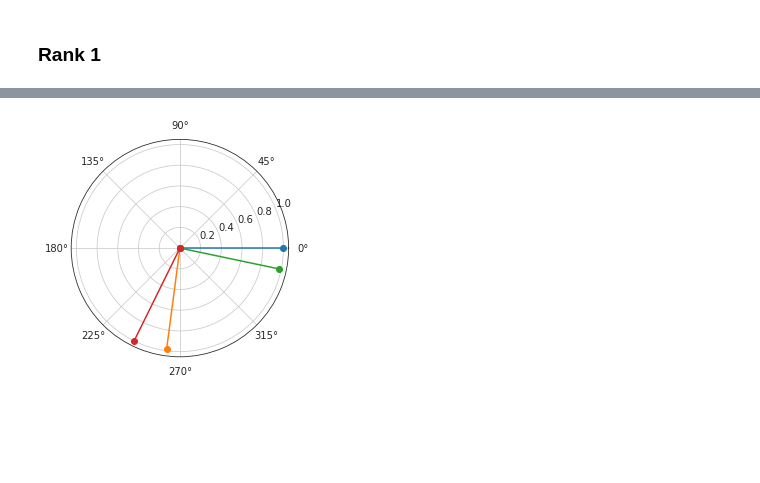
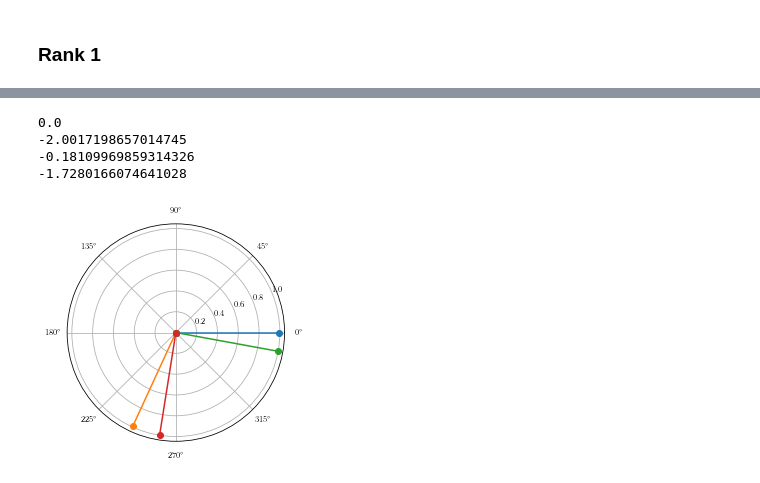
Before and after one commit to rabrie/qibocal, a Jupyter notebook: 2q_exp/2q_gst.ipynb, the cells around one changed output, grey strips where cells are left out. Saved outputs shown, nothing was run; the diff lists cells and outputs as text; code cells hidden in the pictures; blank space fills up the shorter version.

```diff
--- a/2q_exp/2q_gst.ipynb
+++ b/2q_exp/2q_gst.ipynb
@@ -182,16 +190,17 @@ display(s_g), display(s_o)
 # %% [markdown]
 ### Rank 1
 # %%
-with open("ranks_16_from_init", 'rb') as handle:
+with open("ranks_1_from_init", 'rb') as handle:
     b = pickle.load(handle)
 results = b['results']
 # %%
 K,X,E,rho = results[0][:]
 
-weights = {'G0': 1,'G1': 1, 'G2': 1, 'G3': 1, 'G4': 1, 'G5':1,'spam': 1}
-gate_labels = {0: "Id", 1: "Rx(pi/2)[q0]", 2: "Ry(pi/2)[q0]", 3: "Rx(pi/2)[q1]", 4: "Ry(pi/2)[q1]", 5: "CZ[q0-q1]"}
-df_g, df_o, s_g, s_o, gauge_optimized_mdl = gauge_opt_report(
-    X, E, rho, J_all, y_all, target_mdl, weights, gate_labels)
+weights = {'G0': 1,'G1': 1, 'G2': 1, 'G3': 1, 'G4': 1, 'G5': 1, 'spam': 1}
+gate_labels = {0: "Id", 1: "Rx(pi/2)[q0]", 2: "Ry(pi/2)[q0]", 3: "Rx(pi/2)[q1]", 4: "Ry(pi/2)[q1]", 5: "CNOT[q0-q1]"}
+
+X_opt, E_opt, rho_opt = gauge_opt(X, E, rho, target_mdl, weights)
+df_g, df_o, s_g, s_o = report(X_opt, E_opt, rho_opt, J_all, y_all, target_mdl, gate_labels)
 
 display(s_g), display(s_o)
 # %% [output]
@@ -230,13 +216,0 @@ plot_spam(rho_pp, E_pp)
-# %%
-gate_index = 5
-
-X_opt_pp, E_opt_pp, rho_opt_pp = compatibility.pygsti_model_to_arrays(gauge_optimized_mdl,basis = 'pp')
-X_t_pp, E_t_pp, rho_t_pp = compatibility.pygsti_model_to_arrays(target_mdl,basis = 'pp')
-
-X_opt, E_opt, rho_opt = compatibility.pygsti_model_to_arrays(gauge_optimized_mdl,basis = 'std')
-
-plot_diff(X_opt_pp[gate_index], X_t_pp[gate_index])
-
-
-plot_diff(rho_pp.reshape(16,1), rho_t_pp.reshape(16,1))
-plot_diff(E_pp[0].reshape(4,4), E_t_pp[0].reshape(4,4))
@@ -267,0 +229,2 @@ print(np.diag(np.angle(K_t[5][0]))/np.pi)
+# %%
+K_opt = additional_fns.Kraus_rep(X_opt,d,pdim,1)
@@ -268,9 +235,14 @@ print(np.diag(np.angle(K_t[5][0]))/np.pi)
 # %%
-for x in np.diag(K_t[5][0]):
+for x in np.diag(K_opt[5][0]):
+    print(np.angle(x))
     plt.polar([0,np.angle(x)],[0,abs(x)],marker='o')
 plt.show()
 # %% [output]
+0.0
+-2.0017198657014745
+-0.18109969859314326
+-1.7280166074641028
-[figure, old version]
+[figure, new version]
 # %%
 for x in np.diag(CZ):
     plt.polar([0,np.angle(x)],[0,abs(x)],marker='o')
```
Also changed, not shown: parts of 34 cells of this notebook, 3 other files.
